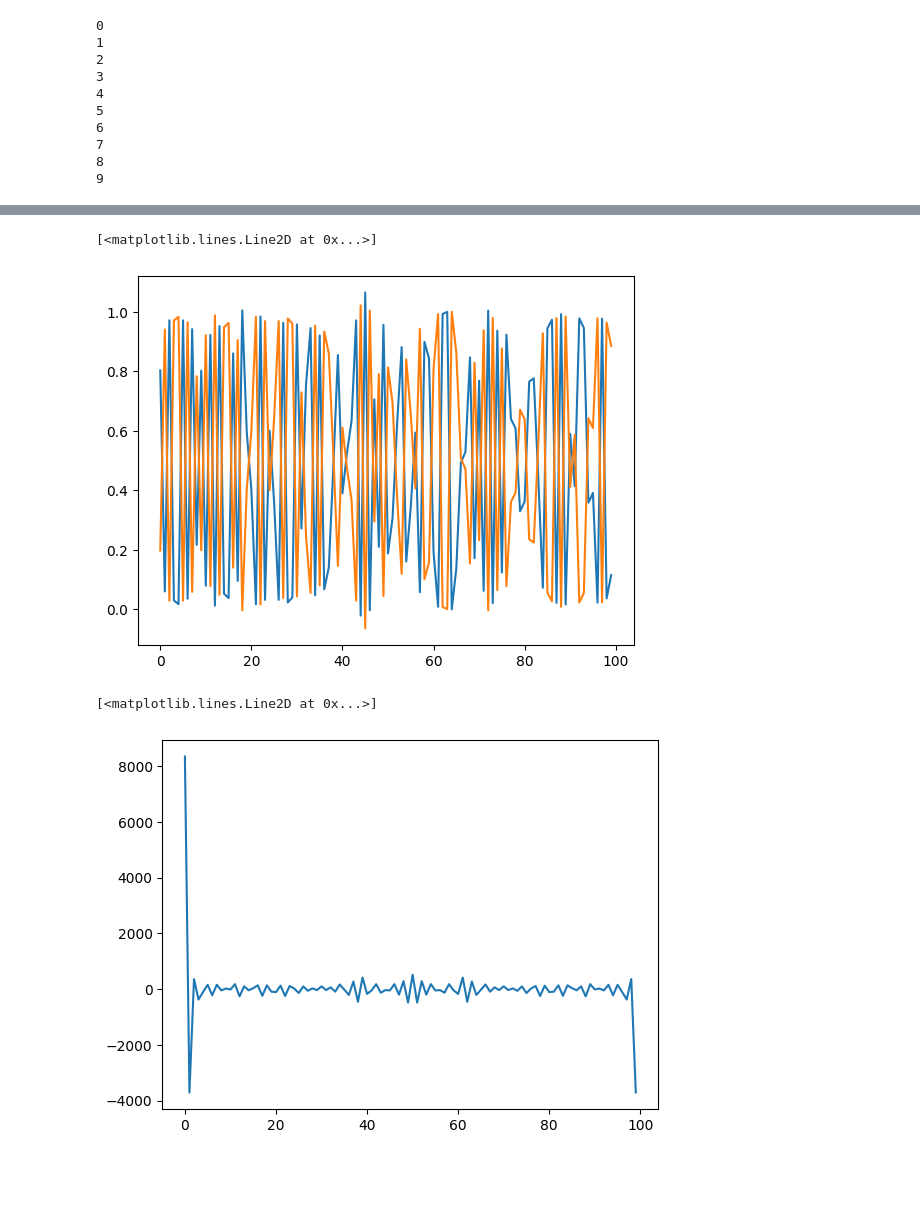
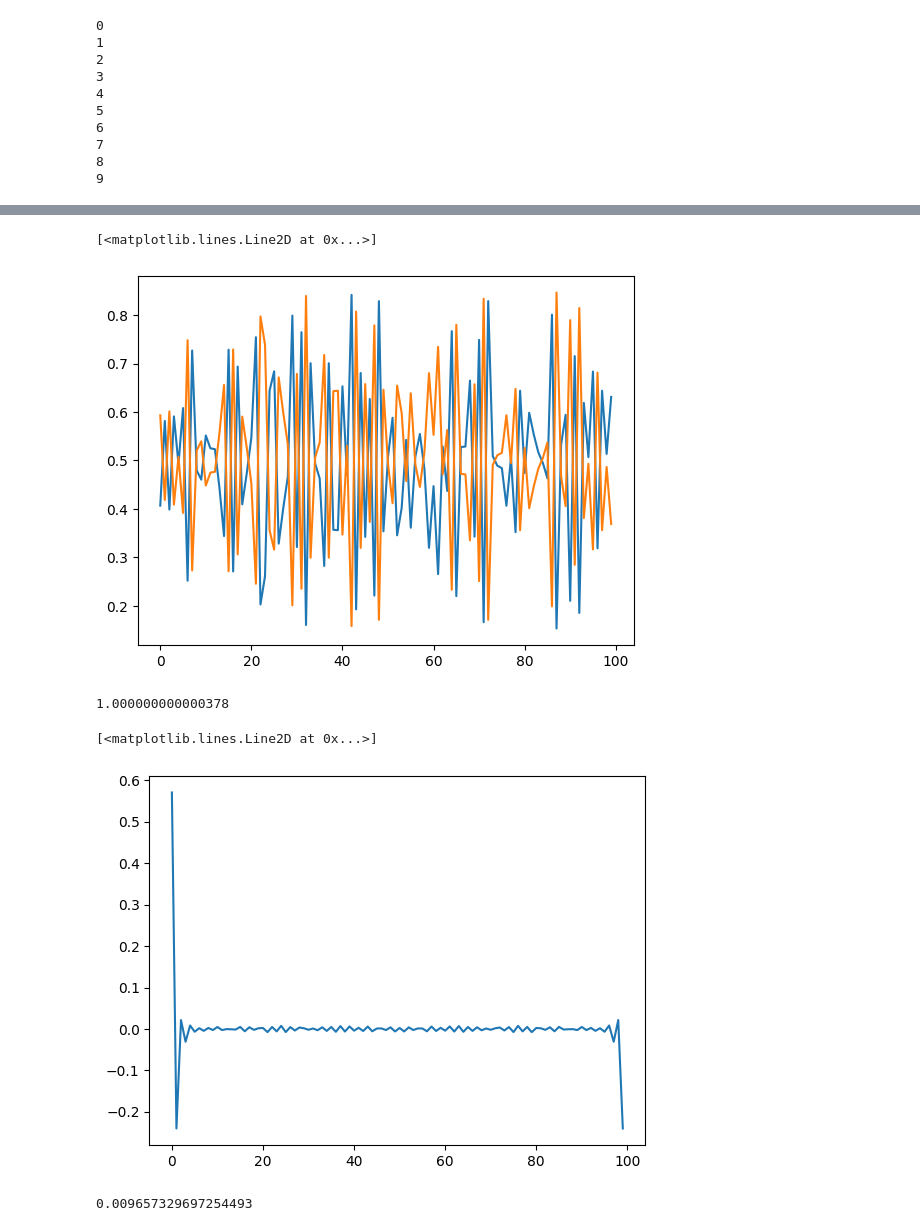
Before and after one commit to yamashun99/auxiliary_field_qmc, a Jupyter notebook: auxiliary_field_qmc.ipynb, the cells around one changed output, grey strips where cells are left out. Drawn from its saved outputs; the diff is of its cells as text; code cells hidden in the pictures; blank space fills up the shorter version.

```diff
--- a/auxiliary_field_qmc.ipynb
+++ b/auxiliary_field_qmc.ipynb
@@ -8,13 +12,22 @@ importlib.reload(afqmc)
 from afqmc import *
 # %%
 # 使用例
-U = 4
+U = 1
 mu = U / 2
 L = 100
-N = 10
-size = N * N
-# s = -np.ones((L, N))
+N = 100
+dimension = 1
+size = N**dimension
+# s = -np.ones((L, size))
 # sはL×Nの行列で、要素は1か-1
 s = np.random.choice([-1, 1], size=(L, size))
-p = {"N": N, "L": L, "beta": 5, "t": 1.0, "U": U, "mu": mu, "s": s, "dimension": 2}
-afqmc = AFQMC(**p)
+p = {
+    "N": N,
+    "L": L,
+    "beta": 5,
+    "t": 1.0,
+    "U": U,
+    "mu": mu,
+    "s": s,
+    "dimension": dimension,
+}
@@ -49,14 +88,23 @@ Szz_x /= M - 4
 import matplotlib.pyplot as plt
 # %%
 fig, ax = plt.subplots()
-ax.plot(np.diag(afqmc.G_up[L - 1]))
-ax.plot(np.diag(afqmc.G_dn[L - 1]))
+ax.plot(np.diag(afqmc.G_up[L // 2]))
+ax.plot(np.diag(afqmc.G_dn[L // 2]))
 # %% [output]
 [<matplotlib.lines.Line2D at 0x...>]
-[figure, old version]
+[figure, new version]
+# %%
+(np.trace(afqmc.G_up[L // 2]) + np.trace(afqmc.G_dn[L // 2])) / size
+# %% [output]
+1.000000000000378
 # %%
 fig, ax = plt.subplots()
 ax.plot(Szz_x)
+# ax.set_ylim([-1e100, 1e100])
 # %% [output]
 [<matplotlib.lines.Line2D at 0x...>]
-[figure, old version]
+[figure, new version]
+# %%
+afqmc.make_Szz_pipi()
+# %% [output]
+0.009657329697254493
```
Also changed, not shown: parts of 6 cells of this notebook, 1 other file.
